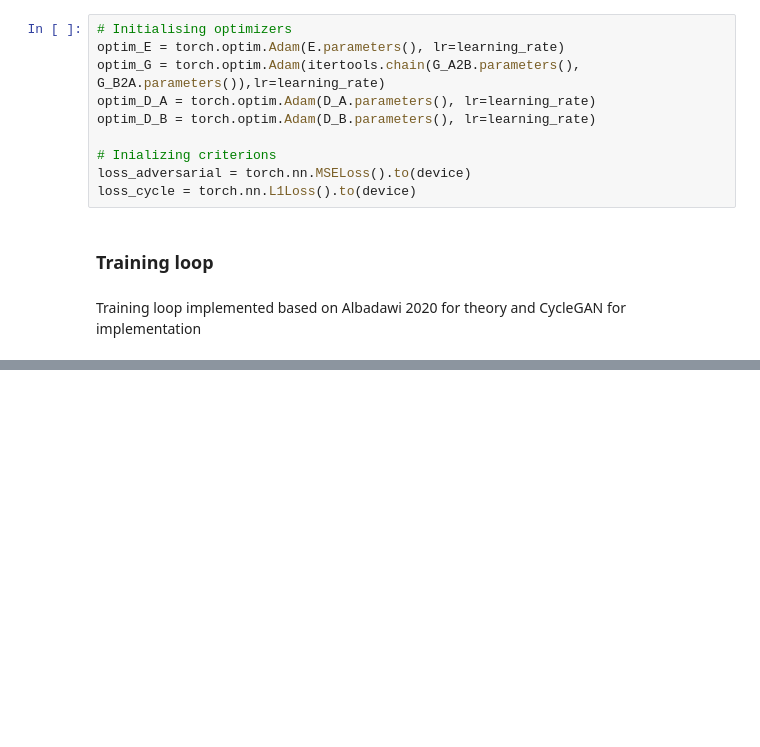
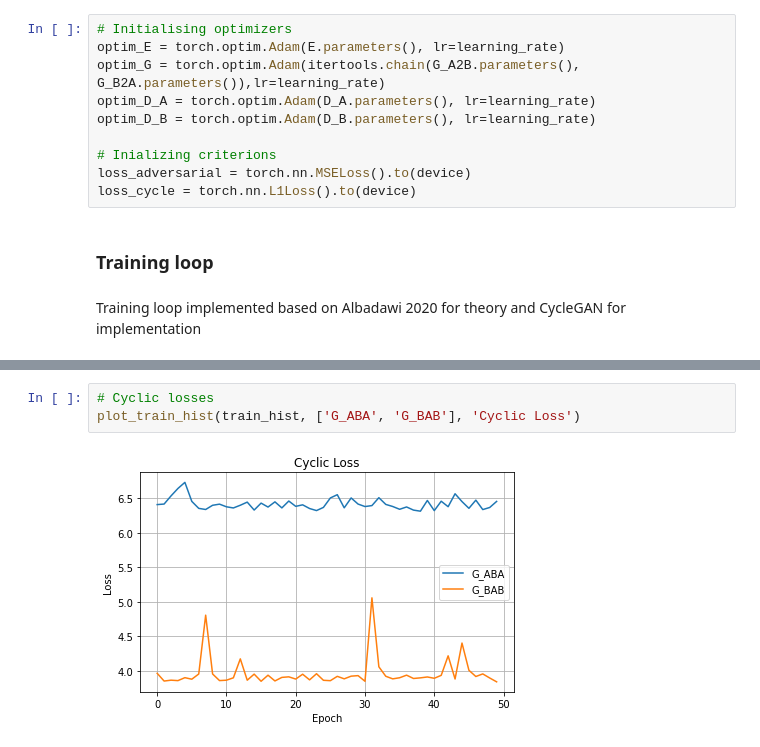
Before and after one commit to RussellSB/tt-vae-gan, a Jupyter notebook: training.ipynb, the cells around one changed output, grey strips where cells are left out. Saved outputs shown, nothing was run; the diff lists cells and outputs as text; blank space fills up the shorter version.

```diff
--- a/training.ipynb
+++ b/training.ipynb
@@ -458,0 +491,5 @@ from matplotlib import pyplot as plt
+# %%
+# Cyclic losses
+plot_train_hist(train_hist, ['G_ABA', 'G_BAB'], 'Cyclic Loss')
+# %% [output]
+[figure, added]
```
Also changed, not shown: parts of 12 cells of this notebook.
